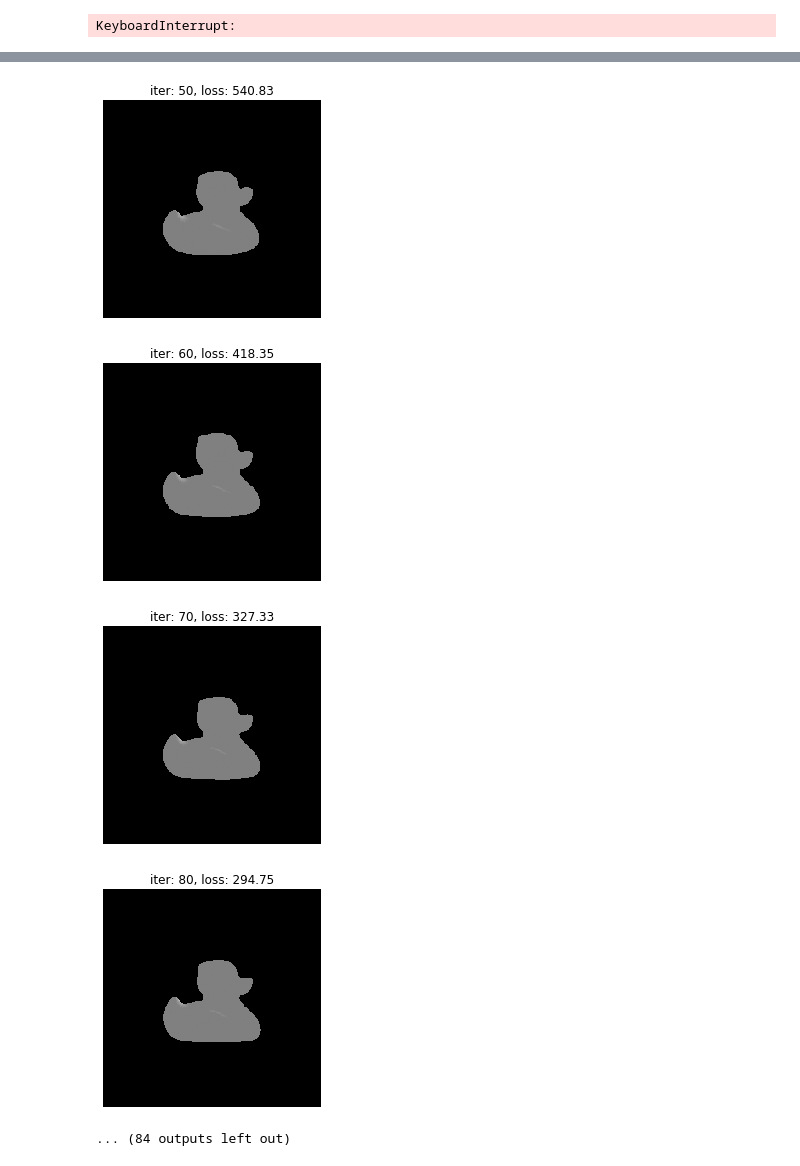
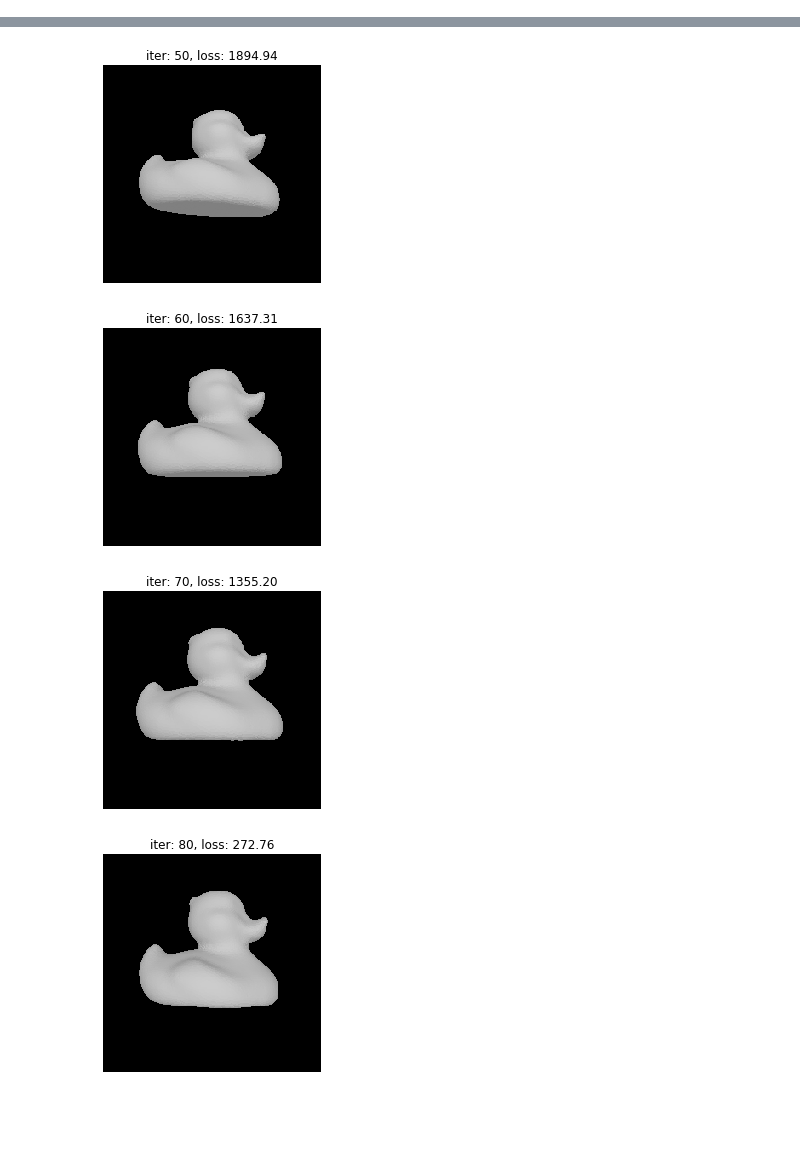
Before and after one commit to peytonhong/CVAE_Pose, a Jupyter notebook: Pytorch3D_Silhouette_matching.ipynb, the cells around one changed output, grey strips where cells are left out. Saved outputs shown, nothing was run; the diff lists cells and outputs as text; code cells hidden in the pictures; blank space fills up the shorter version.

```diff
--- a/Pytorch3D_Silhouette_matching.ipynb
+++ b/Pytorch3D_Silhouette_matching.ipynb
@@ -90,8 +94,8 @@ phong_renderer = MeshRenderer(
 )
 # %%
 # Select the viewpoint using spherical angles
-distance = 200   # distance from camera to the object
-elevation = 89.0   # angle of elevation in degrees
+distance = 150   # distance from camera to the object
+elevation = 89.9   # angle of elevation in degrees
 azimuth = 0.0  # angle of azimuth rotation in degrees
 
 # Get the position of the camera based on the spherical angles
@@ -104,7 +108,7 @@ image_ref = phong_renderer(meshes_world=teapot_mesh, R=R, T=T)
 silhouete = silhouete.cpu().numpy()
 image_ref = image_ref.cpu().numpy()
 
-image_ref = (image_ref>0.0).astype(np.float32)
+# image_ref = (image_ref>0.0).astype(np.float32)
 plt.figure(figsize=(10, 10))
 plt.subplot(1, 2, 1)
 plt.imshow(silhouete.squeeze()[..., 3])  # only plot the alpha channel of the RGBA image
@@ -156,22 +180,25 @@ class Model(nn.Module):
 filename_output = "./obj_optimization_demo.gif"
 writer = imageio.get_writer(filename_output, mode='I', duration=0.3)
 
+silhouete = silhouette_renderer(meshes_world=teapot_mesh, R=R, T=T)
+
 # Initialize a model using the renderer, mesh and reference image
-model = Model(meshes=teapot_mesh, renderer=silhouette_renderer, image_ref=image_ref).to(device)
+# model = Model(meshes=teapot_mesh, renderer=silhouette_renderer, image_ref=image_ref).to(device)
+model = Model(meshes=teapot_mesh, renderer=silhouette_renderer, image_ref=silhouete).to(device)
 
 # Create an optimizer. Here we are using Adam and we pass in the parameters of the model
-optimizer = torch.optim.Adam(model.parameters(), lr=0.03)
+optimizer = torch.optim.Adam(model.parameters(), lr=0.5)
 # %%
 plt.figure(figsize=(10, 10))
 
-_, image_init = model()
+_, image_init, R, T = model()
 plt.subplot(1, 2, 1)
 plt.imshow(image_init.detach().squeeze().cpu().numpy()[..., 3])
 plt.grid("off")
 plt.title("Starting position")
 
 plt.subplot(1, 2, 2)
-plt.imshow(model.image_ref.cpu().numpy().squeeze())
+plt.imshow(model.image_ref.cpu().detach().numpy().squeeze())
 plt.grid("off")
 plt.title("Reference silhouette")
 # %% [output]
@@ -180,6 +206,0 @@ Text(0.5, 1.0, 'Reference silhouette')
-# %%
-loss, _ = model()
-print(loss.grad)
-print(model.R)
-R = model.R.detach().cpu().numpy()
-print(np.linalg.det(R))
@@ -196,8 +207,10 @@ tensor([[[ 1.8711, -0.0130,  0.0738],
 # %%
-loop = tqdm.notebook.tqdm(range(1000))
+import time
+tic = time.time()
+loop = tqdm.notebook.tqdm(range(100))
 for i in loop:
     optimizer.zero_grad()
-    loss, _ = model()
+    loss, _, R, T = model()
     loss.backward()
     optimizer.step()
 
@@ -208,10 +221,8 @@ for i in loop:
 
     # Save outputs to create a GIF.
     if i % 10 == 0:
-#         R = look_at_rotation(model.camera_position[None, :], device=model.device)
-#         T = -torch.bmm(R.transpose(1, 2), model.camera_position[None, :, None])[:, :, 0]   # (1, 3)
-        R = model.R
-        image = phong_renderer(meshes_world=model.meshes.clone(), R=R, T=model.T)
+
+        image = phong_renderer(meshes_world=model.meshes.clone(), R=R, T=T)
         image = image[0, ..., :3].detach().squeeze().cpu().numpy()
         image = img_as_ubyte(image)
         writer.append_data(image)
@@ -223,4 +234,6 @@ for i in loop:
         plt.axis("off")
 
 writer.close()
+elapsed_time = time.time() - tic
+print(f'elabsed time: {elapsed_time}')
 # %% [output]
@@ -261 +240,0 @@ R is not a valid rotation matrix
-KeyboardInterrupt:
@@ -267,7 +246,6 @@ KeyboardInterrupt:
-[figure, old version]
+[figure, new version]
-[figure, old version]
+[figure, new version]
-[figure, old version]
+[figure, new version]
-[figure, old version]
+[figure, new version]
-... (84 outputs left out)
 # %%
 print(R.detach().cpu().numpy())
```
Also changed, not shown: parts of 11 cells of this notebook.
